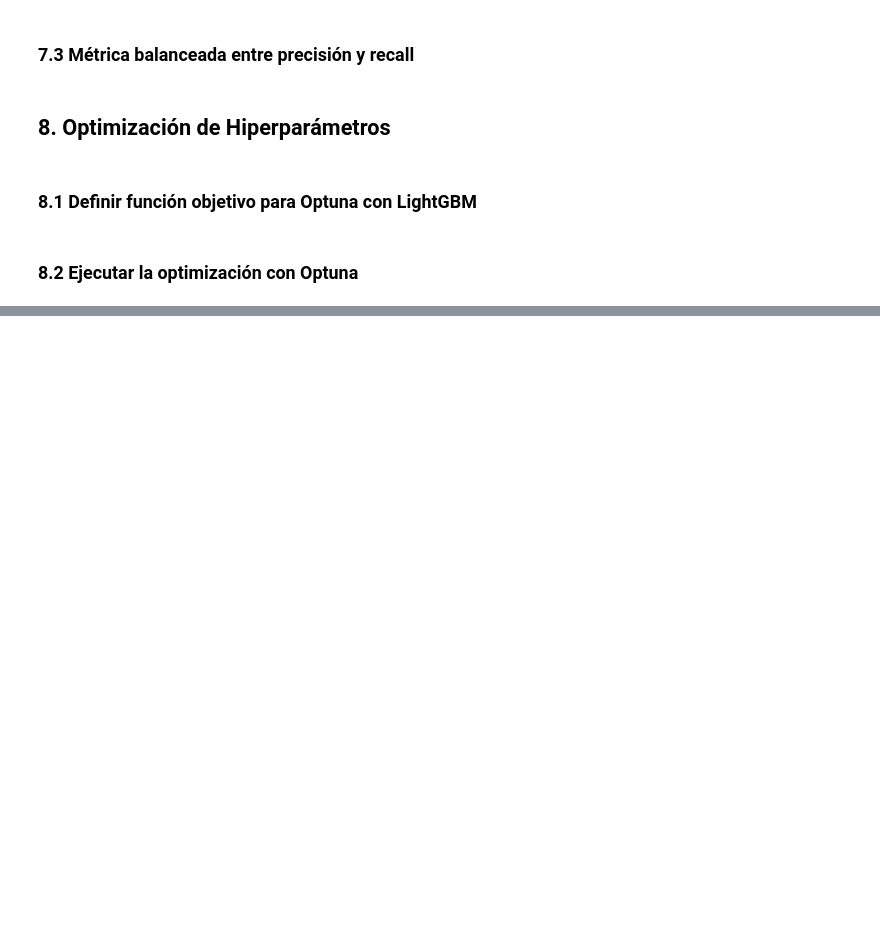
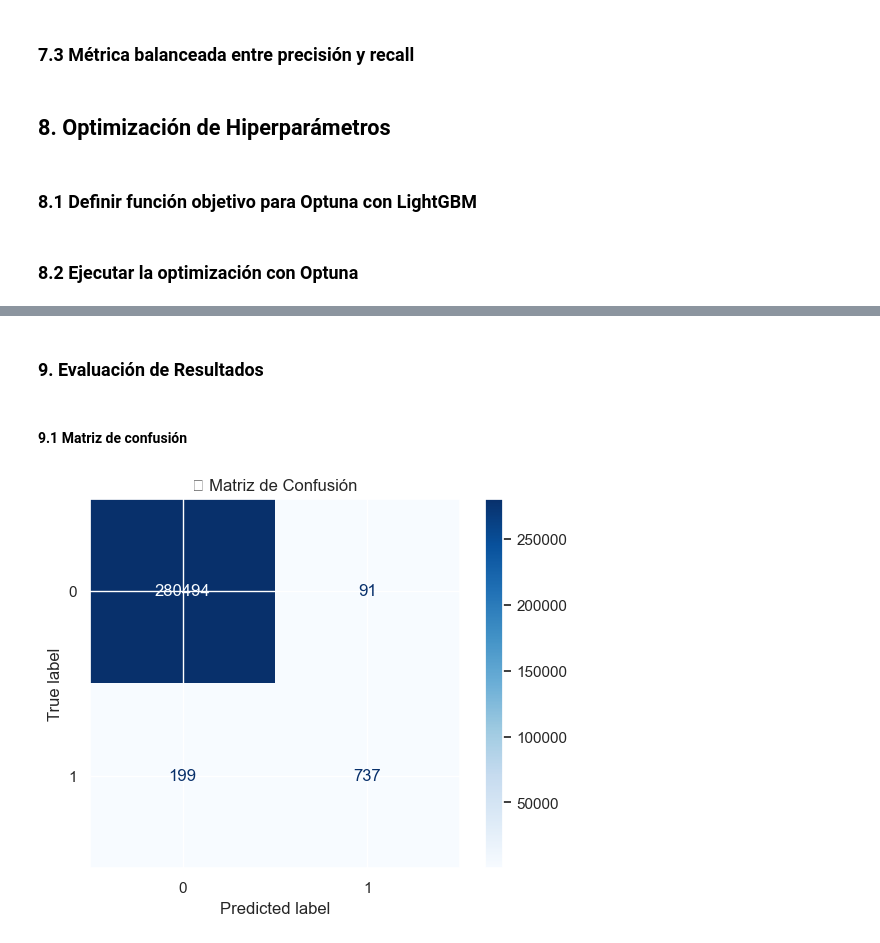
Before and after one commit to mvrcentes/ClientAwareFraudDetect, a Jupyter notebook: FraudDetection_HighAmountAnomalies.ipynb, the cells around one changed output, grey strips where cells are left out. Drawn from its saved outputs; the diff is of its cells as text; code cells hidden in the pictures; blank space fills up the shorter version.

Commit message:
Add: add Evaluation of Results

```diff
--- a/FraudDetection_HighAmountAnomalies.ipynb
+++ b/FraudDetection_HighAmountAnomalies.ipynb
@@ -873,0 +854,33 @@ Train: (1481915, 37), Test: (370479, 37)
+# %%
+from sklearn.model_selection import train_test_split
+
+# Split temporal: entrenamiento antes del último trimestre del último año, prueba en último trimestre
+target = "is_fraud"
+features = numeric_features + categorical_features
+
+# Determinar el último año válido y definir meses del último trimestre
+df_encoded["year"] = df_encoded["transaction_datetime"].dt.year
+df_encoded["month"] = df_encoded["transaction_datetime"].dt.month
+last_year = df_encoded["year"].max()
+
+# Conjunto de entrenamiento: todos los datos antes de octubre del último año
+train_df = df_encoded[
+    ~((df_encoded["year"] == last_year) & (df_encoded["month"] >= 10))
+]
+
+# Conjunto de prueba: último trimestre (octubre–diciembre) del último año
+test_df = df_encoded[(df_encoded["year"] == last_year) & (df_encoded["month"] >= 10)]
+
+# Undersampling del 30% solo en no fraudes del conjunto de entrenamiento
+fraud_train = train_df[train_df[target] == 1]
+nonfraud_train = train_df[train_df[target] == 0].sample(frac=0.3, random_state=42)
+train_balanced = pd.concat([fraud_train, nonfraud_train])
+
+# Definir X_train, y_train, X_test, y_test
+X_train = train_balanced[features]
+y_train = train_balanced[target]
+X_test = test_df[features]
+y_test = test_df[target]
+
+print("✅ División temporal completada")
+print(f"Entrenamiento: {X_train.shape}, Prueba: {X_test.shape}")
@@ -1272 +1306,19 @@ Training until validation scores don't improve for 50 rounds
 ... (90 outputs left out)
+# %% [markdown]
+### 9. Evaluación de Resultados
+# %% [markdown]
+#### 9.1 Matriz de confusión
+# %%
+from sklearn.metrics import confusion_matrix, ConfusionMatrixDisplay
+
+# Predicción final sobre X_test
+y_pred = model.predict(X_test)
+
+# Calcular y mostrar matriz
+cm = confusion_matrix(y_test, y_pred)
+disp = ConfusionMatrixDisplay(confusion_matrix=cm, display_labels=model.classes_)
+disp.plot(cmap="Blues", values_format="d")
+plt.title("🔲 Matriz de Confusión")
+plt.show()
+# %% [output]
+[figure, added]
```
Also changed, not shown: parts of 15 cells of this notebook.
